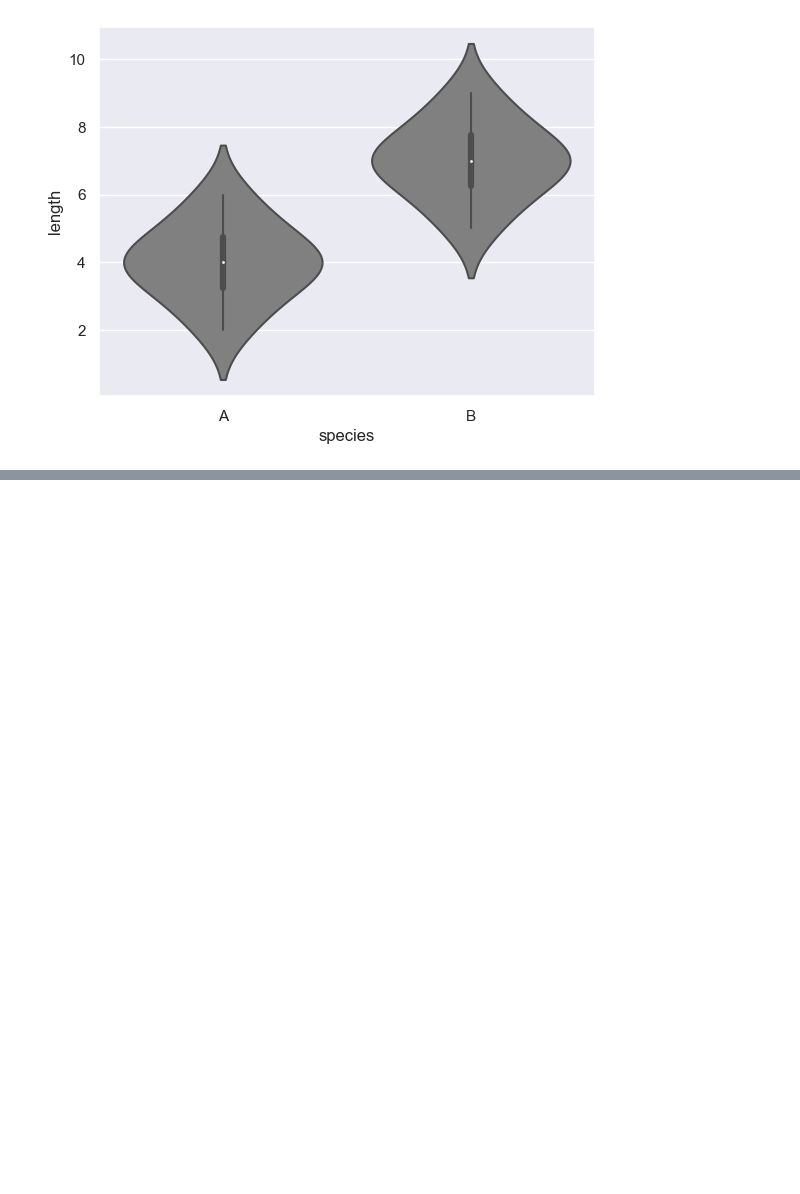
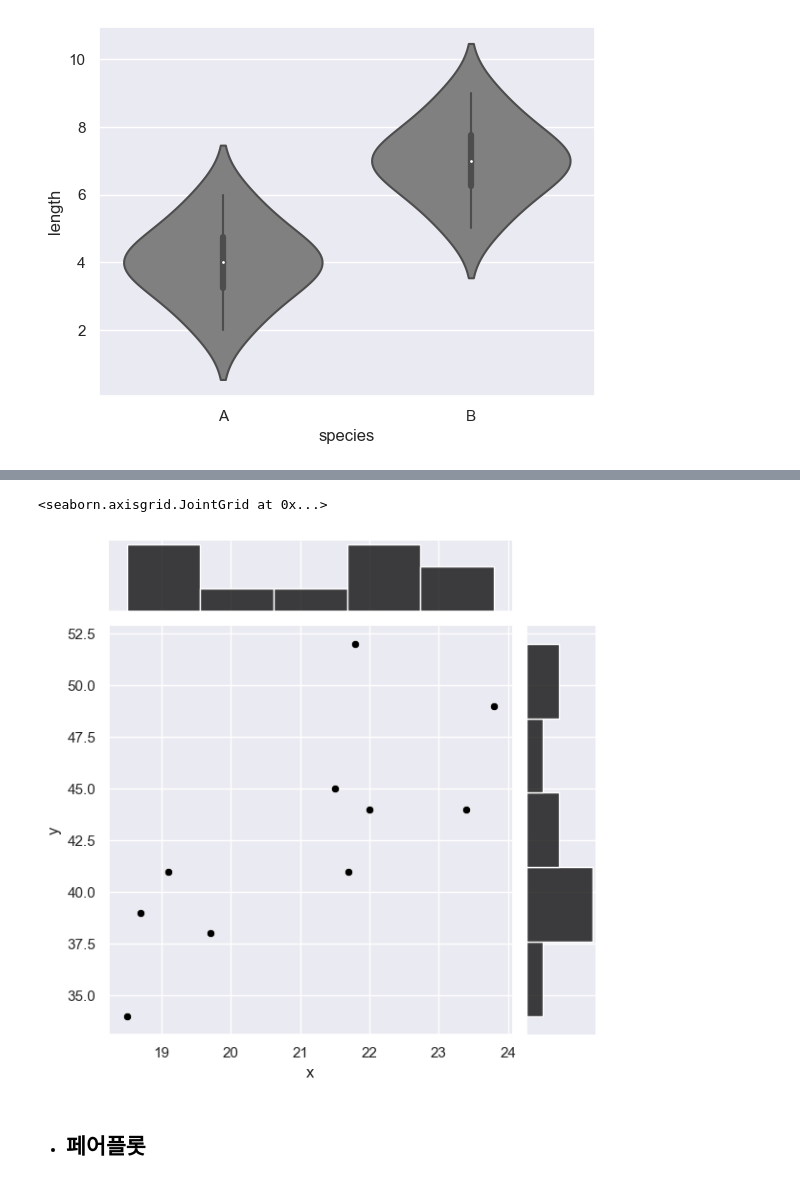
Before and after one commit to jayz1988/Machine-Learning, a Jupyter notebook: 통계학/stat.ipynb, the cells around one changed output, grey strips where cells are left out. Drawn from its saved outputs; the diff is of its cells as text; code cells hidden in the pictures; blank space fills up the shorter version.

```diff
--- a/통계학/stat.ipynb
+++ b/통계학/stat.ipynb
@@ -432,0 +442,2 @@ sns.violinplot(x="species",y="length",data=fish_multi,color="gray")
+# %%
+cov_data = pd.read_csv(file_directory+'3-2-3-cov.csv')
@@ -432,0 +458,7 @@ sns.violinplot(x="species",y="length",data=fish_multi,color="gray")
+# %%
+sns.jointplot(x = "x", y = "y", data = cov_data, color = "black")
+# %% [output]
+<seaborn.axisgrid.JointGrid at 0x...>
+[figure, added]
+# %% [markdown]
+- ## 페어플롯
```
Also changed, not shown: parts of 38 cells of this notebook.
